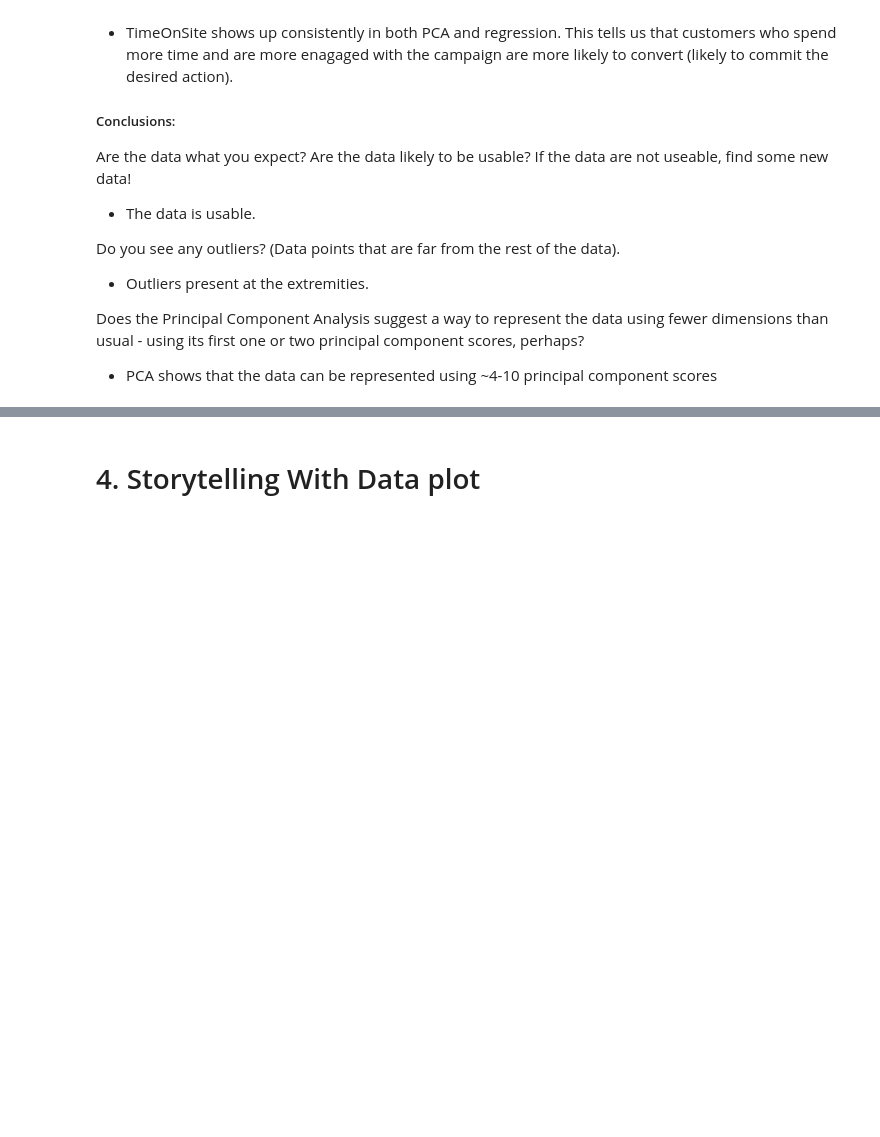
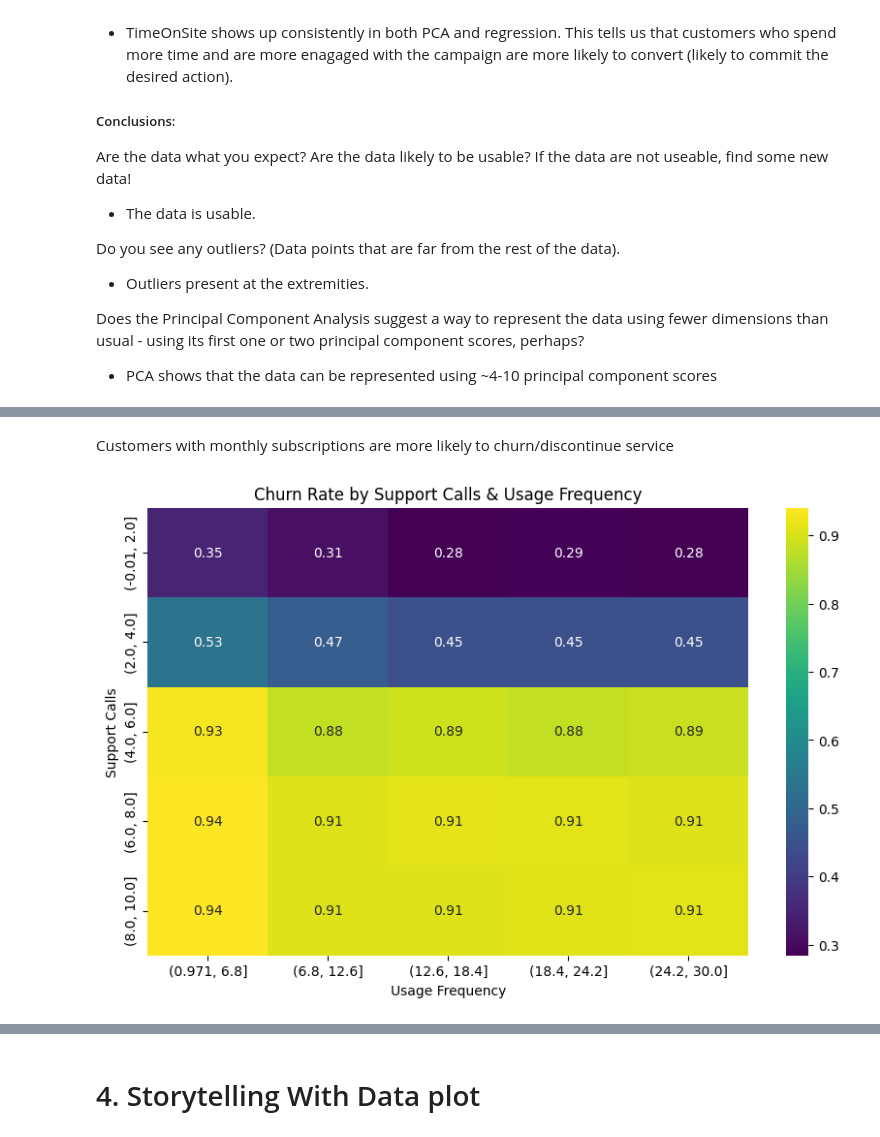
Before and after one commit to paumar2/DX699-MODB2, a Jupyter notebook: Week9.ipynb, the cells around one changed output, grey strips where cells are left out. Saved outputs shown, nothing was run; the diff lists cells and outputs as text; code cells hidden in the pictures; blank space fills up the shorter version.

```diff
--- a/Week9.ipynb
+++ b/Week9.ipynb
@@ -643,0 +682,25 @@ Does the Principal Component Analysis suggest a way to represent the data using
+# %% [markdown]
+Customers with monthly subscriptions are more likely to churn/discontinue service
+# %%
+#bins for grouping
+customer_churn['SupportGroup'] = pd.cut(customer_churn['Support Calls'], bins=5)
+customer_churn['UsageGroup'] = pd.cut(customer_churn['Usage Frequency'], bins=5)
+
+#pivot for heatmap
+cc_p2 = pd.pivot_table(
+    customer_churn,
+    values='Churn',
+    index='SupportGroup',
+    columns='UsageGroup',
+    aggfunc='mean',
+    observed=False
+)
+#heatmap
+plt.figure(figsize=(10, 6))
+sns.heatmap(cc_p2, annot=True, fmt=".2f", cmap="viridis",)
+plt.title("Churn Rate by Support Calls & Usage Frequency")
+plt.xlabel("Usage Frequency")
+plt.ylabel("Support Calls")
+plt.show()
+# %% [output]
+[figure, added]
```
Also changed, not shown: parts of 26 cells of this notebook.
